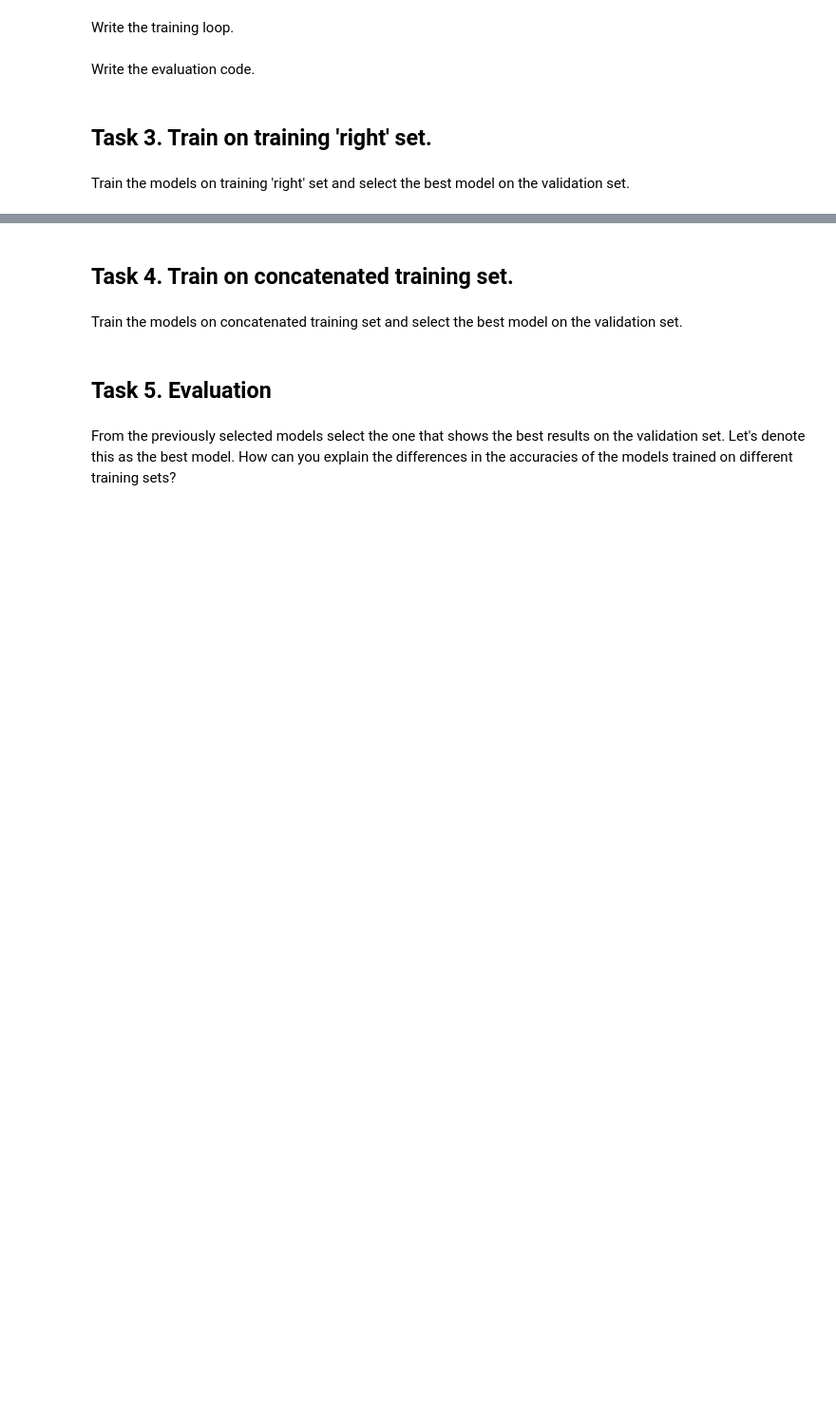
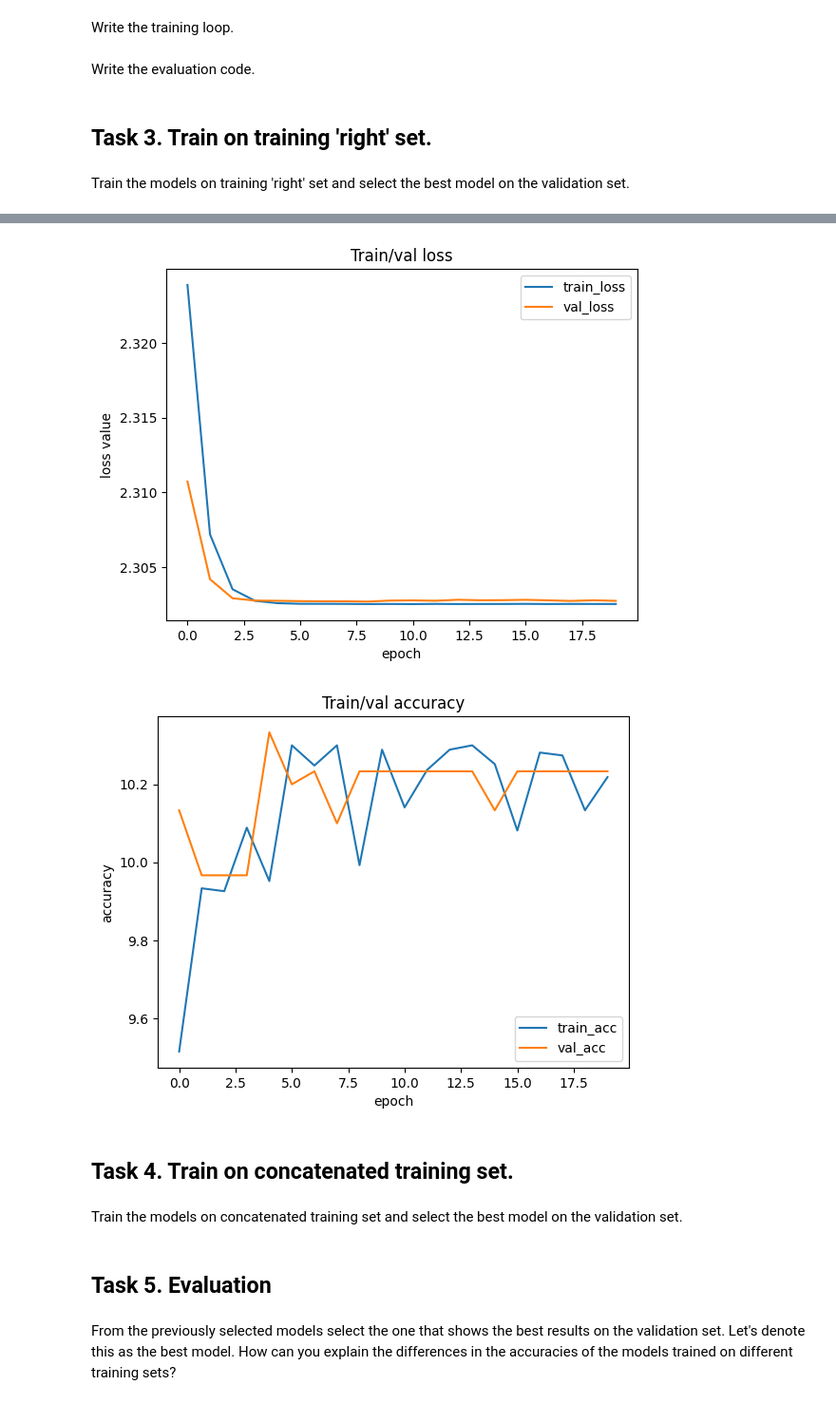
Before and after one commit to nibill/BME-AdvancedTopicsInMachineLearning, a Jupyter notebook: Assignments/Assignment1/BucheggerThomasAssignment1.ipynb, the cells around one changed output, grey strips where cells are left out. Shown at 95% size. Saved outputs shown, nothing was run; the diff lists cells and outputs as text; code cells hidden in the pictures; blank space fills up the shorter version.

```diff
--- a/Assignments/Assignment1/BucheggerThomasAssignment1.ipynb
+++ b/Assignments/Assignment1/BucheggerThomasAssignment1.ipynb
@@ -444,3 +434,18 @@ ValueError: ignored
+# %%
+model = Model3()
+model = model.to(device)
+
+loss_fn = torch.nn.CrossEntropyLoss()
+learning_rate = 0.001
+optimizer = torch.optim.SGD(model.parameters(), lr=learning_rate)
+n_epochs = 20
+
+train_losses, val_losses, train_acc, val_acc = train(model, trainRight_loader, valRight_loader, optimizer, n_epochs, loss_fn)
+# %%
+plot(n_epochs, train_losses, val_losses, train_acc, val_acc)
+# %% [output]
+[figure, added]
+[figure, added]
 # %% [markdown]
 ## Task 4. Train on concatenated training set.
 # %% [markdown]
```
Also changed, not shown: parts of 28 cells of this notebook.
